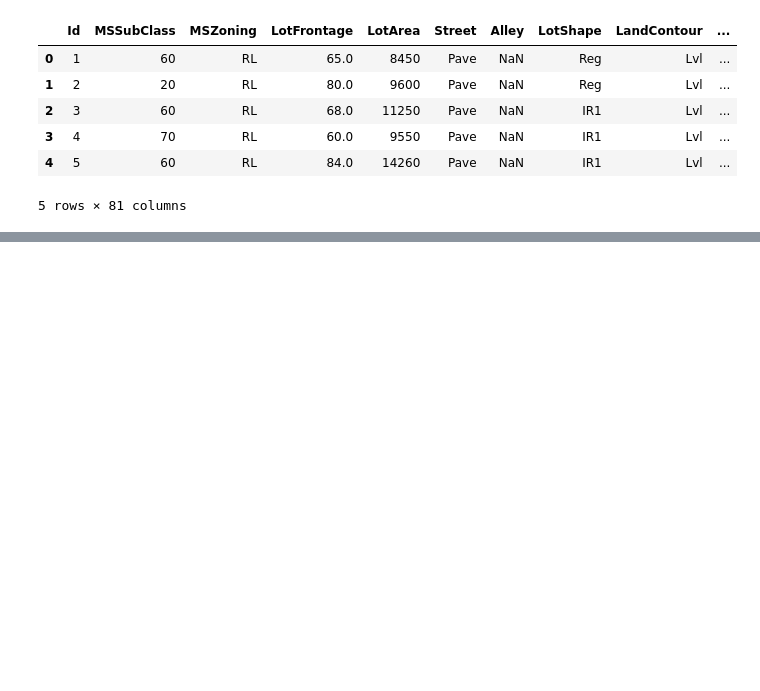
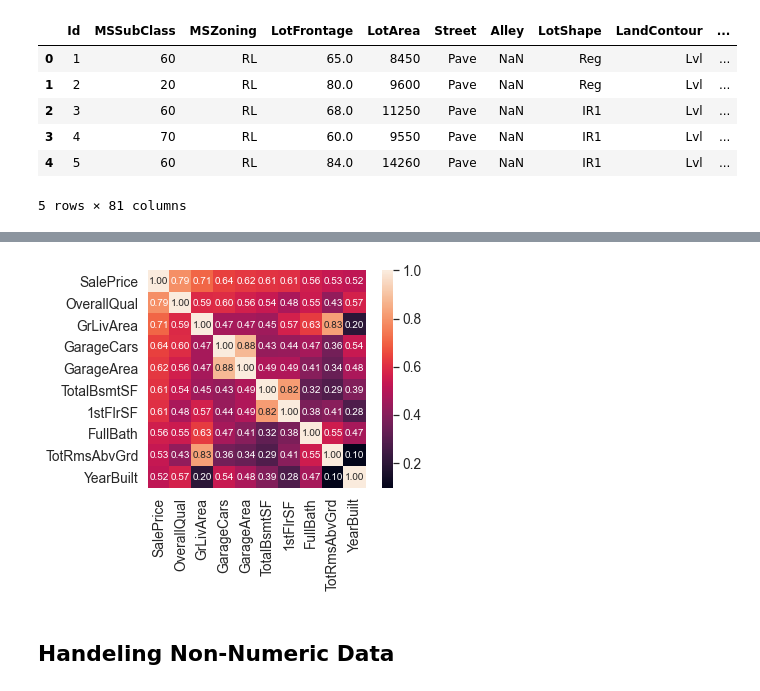
Before and after one commit to shauray8/price-predictions, a Jupyter notebook: Untitled.ipynb, the cells around one changed output, grey strips where cells are left out. Drawn from its saved outputs; the diff is of its cells as text; code cells hidden in the pictures; blank space fills up the shorter version.

Commit message:
Done with data analysis getting into machine learning

```diff
--- a/Untitled.ipynb
+++ b/Untitled.ipynb
@@ -18,0 +59,19 @@ df_train.head()
+# %%
+k = 10
+corrmat = df_train.corr()
+cols = corrmat.nlargest(k, 'SalePrice')['SalePrice'].index
+cm = np.corrcoef(df_train[cols].values.T)
+sns.set(font_scale=1.25)
+hm = sns.heatmap(cm,
+                 cbar=True,
+                 annot=True,
+                 square=True,
+                 fmt='.2f',
+                 annot_kws={'size': 10},
+                 yticklabels=cols.values,
+                 xticklabels=cols.values)
+plt.show()
+# %% [output]
+[figure, added]
+# %% [markdown]
+## Handeling Non-Numeric Data
```
Also changed, not shown: parts of 16 cells of this notebook.
